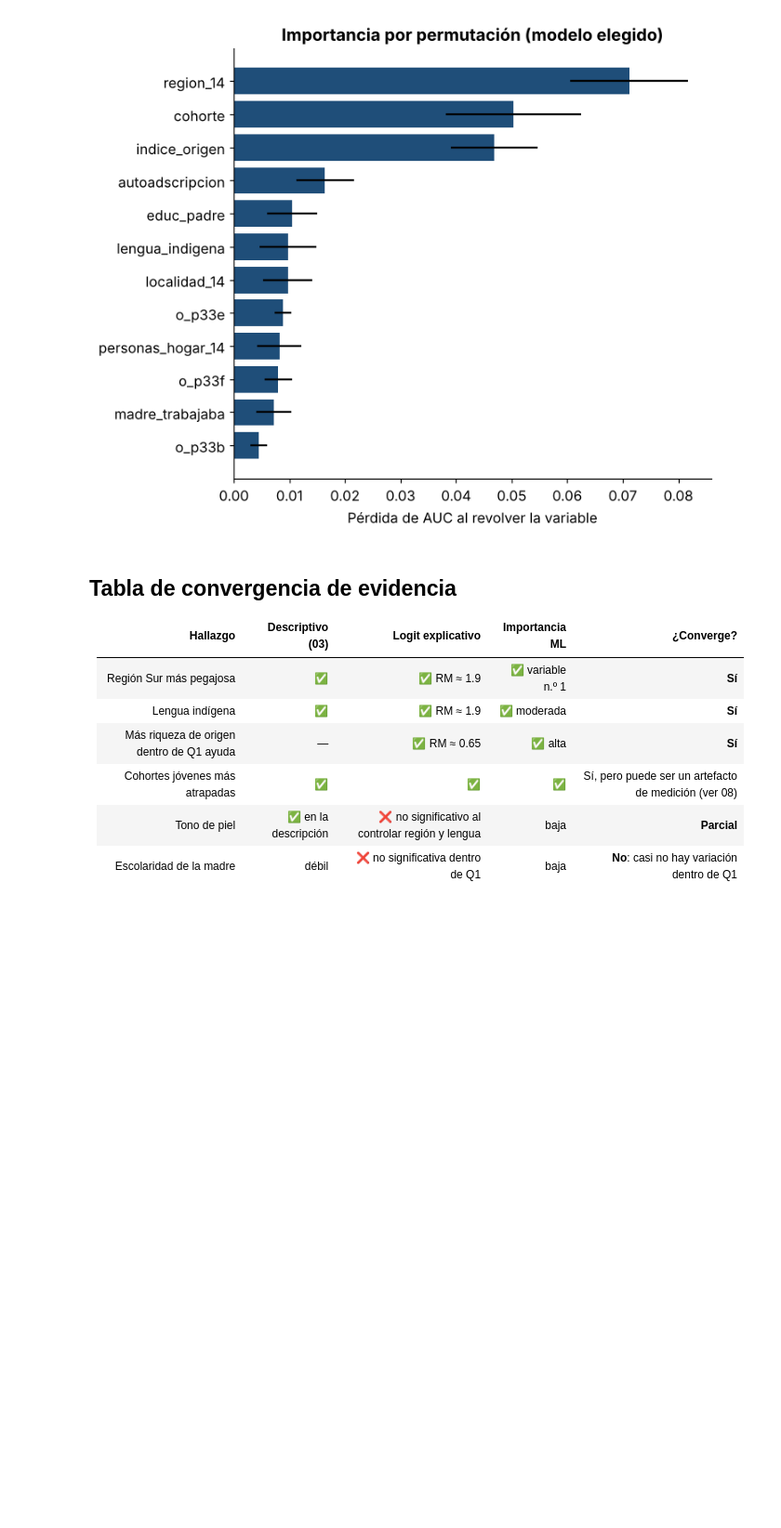
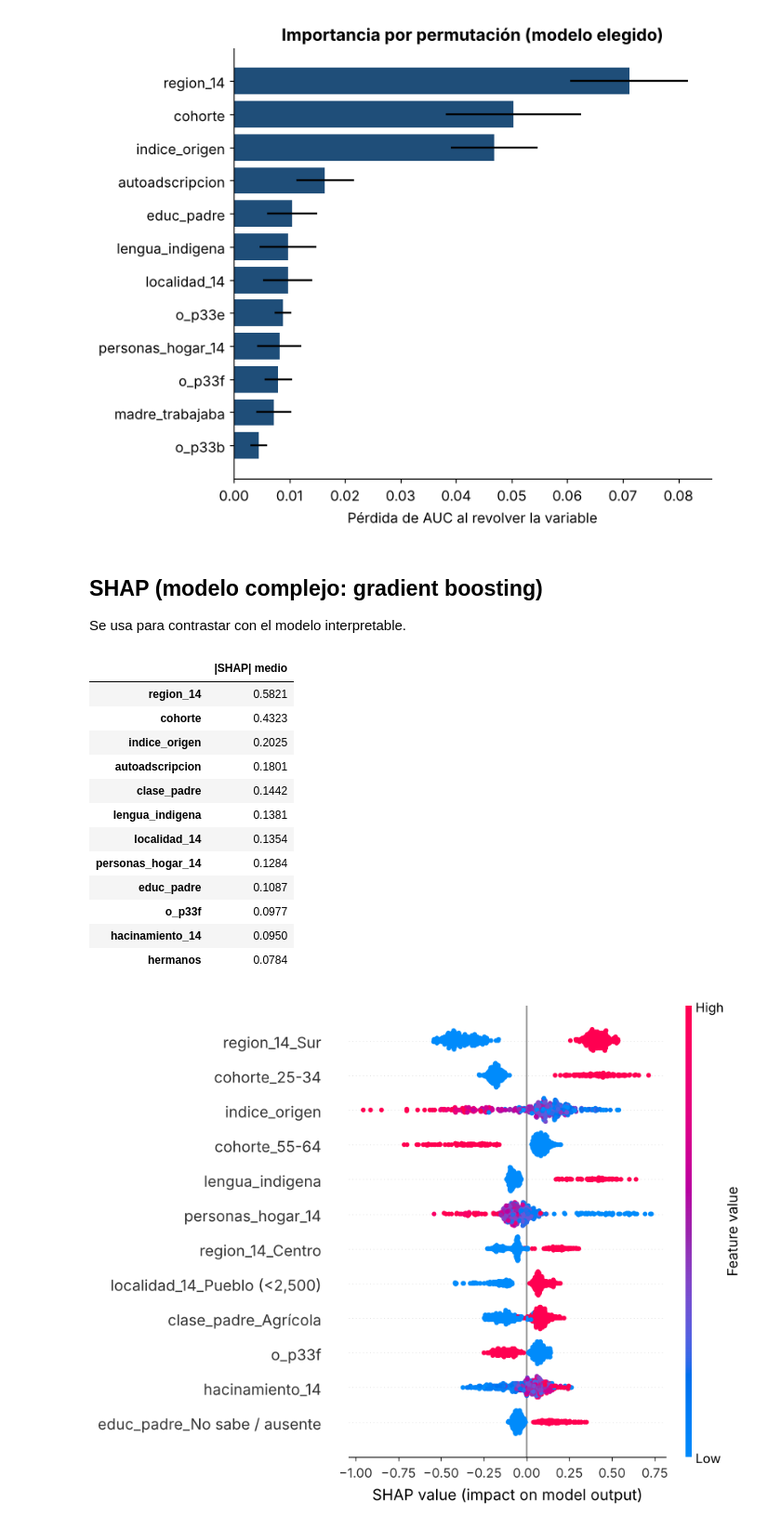
Before and after one commit to xmarihano-pixel/Movilidad-social-, a Jupyter notebook: notebooks/06_interpretability.ipynb, the cells around one changed output. Shown at 93% size. Drawn from its saved outputs; the diff is of its cells as text; code cells hidden in the pictures; blank space fills up the shorter version.

```diff
--- a/notebooks/06_interpretability.ipynb
+++ b/notebooks/06_interpretability.ipynb
@@ -62,13 +62,27 @@ imp.to_csv(TABLES / "importancia_permutacion.csv", index=False); display(imp.hea
 | 7 | madre_trabajaba | 0.0072 | 0.0031 |
 | 11 | o_p33b | 0.0045 | 0.0015 |
 [figure]
-# %% [markdown]
-## Tabla de convergencia de evidencia
-| Hallazgo | Descriptivo (03) | Logit explicativo | Importancia ML | ¿Converge? |
-|---|---|---|---|---|
-| Región Sur más pegajosa | ✅ | ✅ RM ≈ 1.9 | ✅ variable n.º 1 | **Sí** |
-| Lengua indígena | ✅ | ✅ RM ≈ 1.9 | ✅ moderada | **Sí** |
-| Más riqueza de origen dentro de Q1 ayuda | — | ✅ RM ≈ 0.65 | ✅ alta | **Sí** |
-| Cohortes jóvenes más atrapadas | ✅ | ✅ | ✅ | Sí, pero puede ser un artefacto de medición (ver 08) |
-| Tono de piel | ✅ en la descripción | ❌ no significativo al controlar región y lengua | baja | **Parcial** |
-| Escolaridad de la madre | débil | ❌ no significativa dentro de Q1 | baja | **No**: casi no hay variación dentro de Q1 |
+# %% [markdown]
+## SHAP (modelo complejo: gradient boosting)
+Se usa para contrastar con el modelo interpretable.
+# %%
+from src.evaluation import extra as X
+import shap
+gb = modelos["Gradient boosting"]
+shap_imp, sv, Xs, names = X.shap_values(gb, te, T.NUM, T.CAT); shap_imp.to_csv(TABLES / "shap_importancia.csv"); display(shap_imp.head(12).to_frame("|SHAP| medio"))
+shap.summary_plot(sv, Xs, feature_names=names, max_display=12, show=False); plt.gcf().savefig(FIGURES / "12_shap.png", bbox_inches="tight", dpi=200); plt.show()
+# %% [output]
+|  | |SHAP| medio |
+| region_14 | 0.5821 |
+| cohorte | 0.4323 |
+| indice_origen | 0.2025 |
+| autoadscripcion | 0.1801 |
+| clase_padre | 0.1442 |
+| lengua_indigena | 0.1381 |
+| localidad_14 | 0.1354 |
+| personas_hogar_14 | 0.1284 |
+| educ_padre | 0.1087 |
+| o_p33f | 0.0977 |
+| hacinamiento_14 | 0.0950 |
+| hermanos | 0.0784 |
+[figure, added]
```
Also changed, not shown: parts of 14 cells of this notebook, 38 other files.
